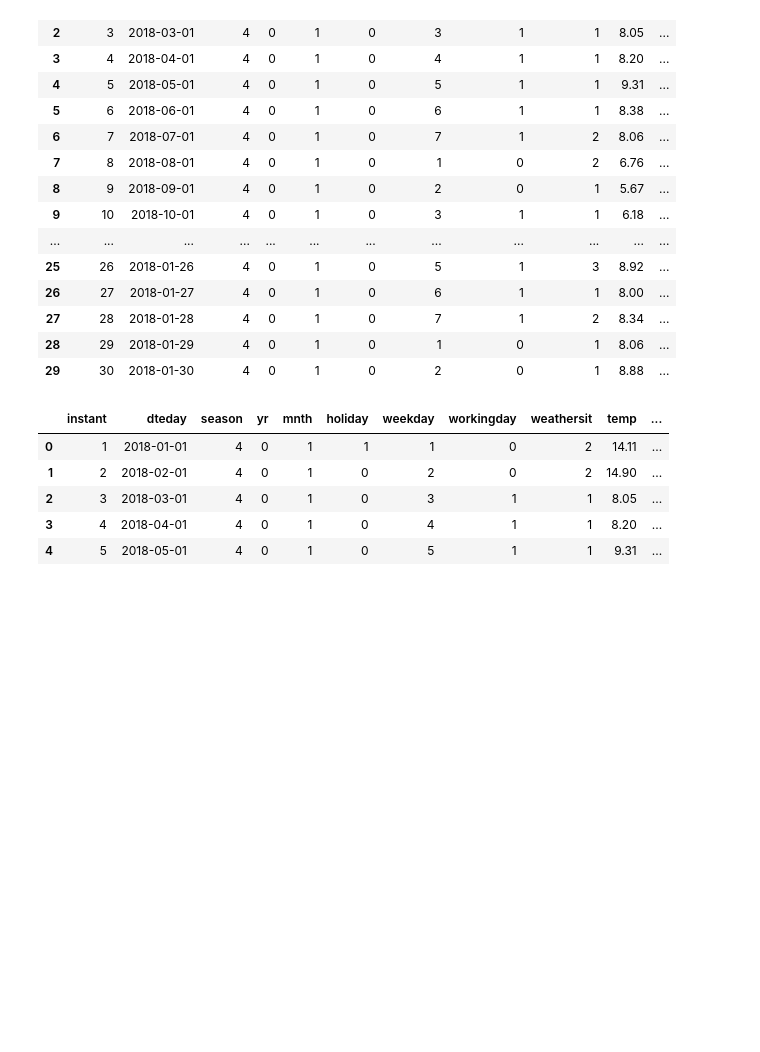
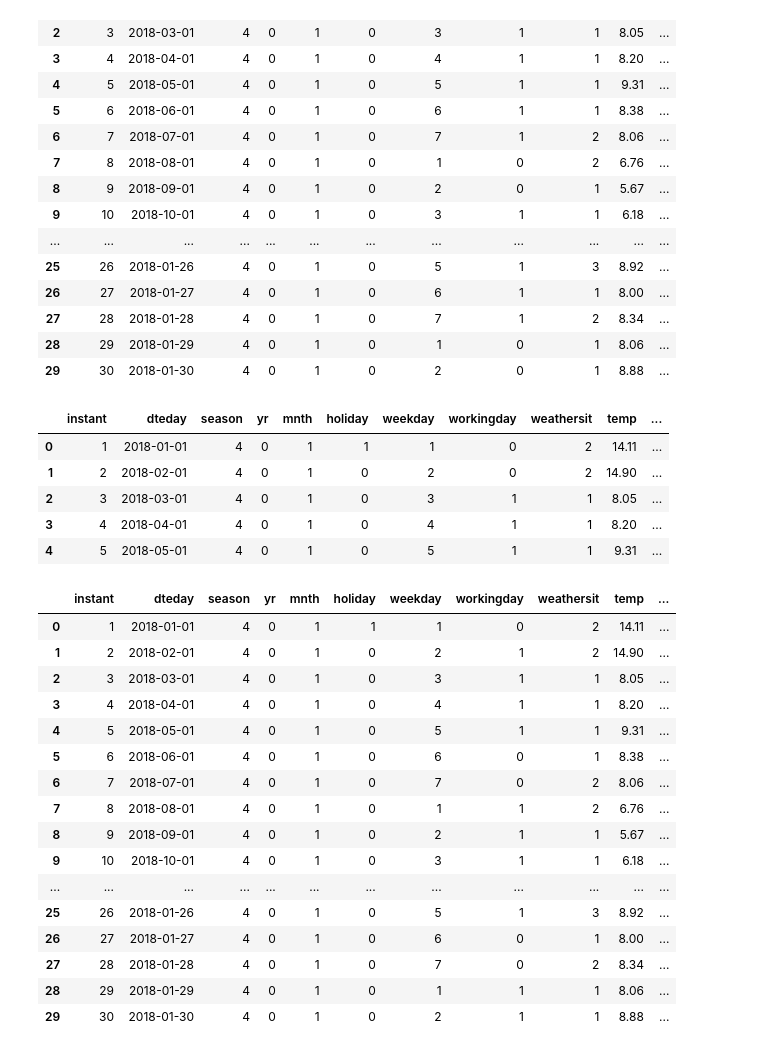
Before and after one commit to Adalab/Adalab-project-da-promo-B-module-3-team-2, a Jupyter notebook: Limpieza.ipynb, the cells around one changed output. Cells and saved outputs as stored; diff of their text form; code cells hidden in the pictures; blank space fills up the shorter version.

Commit message:
workingday

```diff
--- a/Limpieza.ipynb
+++ b/Limpieza.ipynb
@@ -260,3 +260,27 @@ df2.head()
 | 2 | 3 | 2018-03-01 | 4 | 0 | 1 | 0 | 3 | 1 | 1 | 8.05 | ... |
 | 3 | 4 | 2018-04-01 | 4 | 0 | 1 | 0 | 4 | 1 | 1 | 8.20 | ... |
 | 4 | 5 | 2018-05-01 | 4 | 0 | 1 | 0 | 5 | 1 | 1 | 9.31 | ... |
+# %%
+df2['workingday']= np.where(df2['weekday']>5,0,1)
+# %%
+df2['workingday']=np.where(df2['holiday']==1,0,df2.workingday)
+# %%
+df2.head(30)
+# %% [output]
+|  | instant | dteday | season | yr | mnth | holiday | weekday | workingday | weathersit | temp | ... |
+| 0 | 1 | 2018-01-01 | 4 | 0 | 1 | 1 | 1 | 0 | 2 | 14.11 | ... |
+| 1 | 2 | 2018-02-01 | 4 | 0 | 1 | 0 | 2 | 1 | 2 | 14.90 | ... |
+| 2 | 3 | 2018-03-01 | 4 | 0 | 1 | 0 | 3 | 1 | 1 | 8.05 | ... |
+| 3 | 4 | 2018-04-01 | 4 | 0 | 1 | 0 | 4 | 1 | 1 | 8.20 | ... |
+| 4 | 5 | 2018-05-01 | 4 | 0 | 1 | 0 | 5 | 1 | 1 | 9.31 | ... |
+| 5 | 6 | 2018-06-01 | 4 | 0 | 1 | 0 | 6 | 0 | 1 | 8.38 | ... |
+| 6 | 7 | 2018-07-01 | 4 | 0 | 1 | 0 | 7 | 0 | 2 | 8.06 | ... |
+| 7 | 8 | 2018-08-01 | 4 | 0 | 1 | 0 | 1 | 1 | 2 | 6.76 | ... |
+| 8 | 9 | 2018-09-01 | 4 | 0 | 1 | 0 | 2 | 1 | 1 | 5.67 | ... |
+| 9 | 10 | 2018-10-01 | 4 | 0 | 1 | 0 | 3 | 1 | 1 | 6.18 | ... |
+| ... | ... | ... | ... | ... | ... | ... | ... | ... | ... | ... | ... |
+| 25 | 26 | 2018-01-26 | 4 | 0 | 1 | 0 | 5 | 1 | 3 | 8.92 | ... |
+| 26 | 27 | 2018-01-27 | 4 | 0 | 1 | 0 | 6 | 0 | 1 | 8.00 | ... |
+| 27 | 28 | 2018-01-28 | 4 | 0 | 1 | 0 | 7 | 0 | 2 | 8.34 | ... |
+| 28 | 29 | 2018-01-29 | 4 | 0 | 1 | 0 | 1 | 1 | 1 | 8.06 | ... |
+| 29 | 30 | 2018-01-30 | 4 | 0 | 1 | 0 | 2 | 1 | 1 | 8.88 | ... |
```
